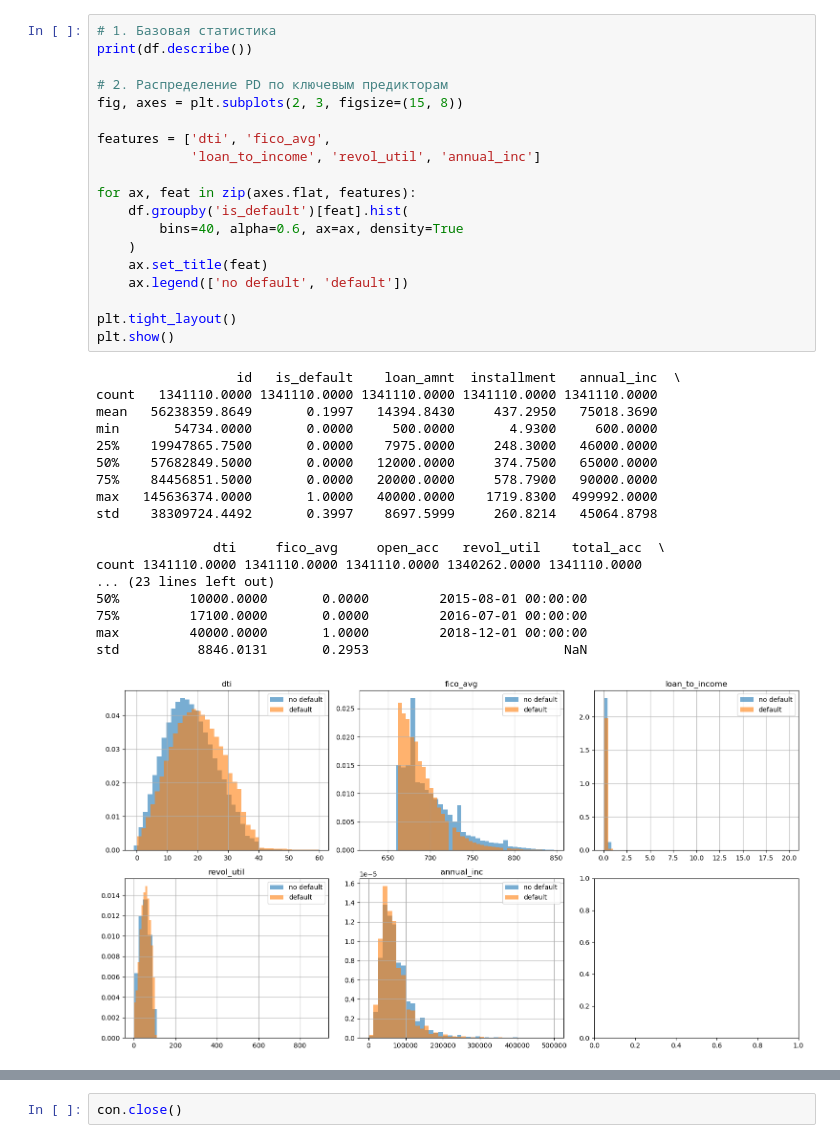
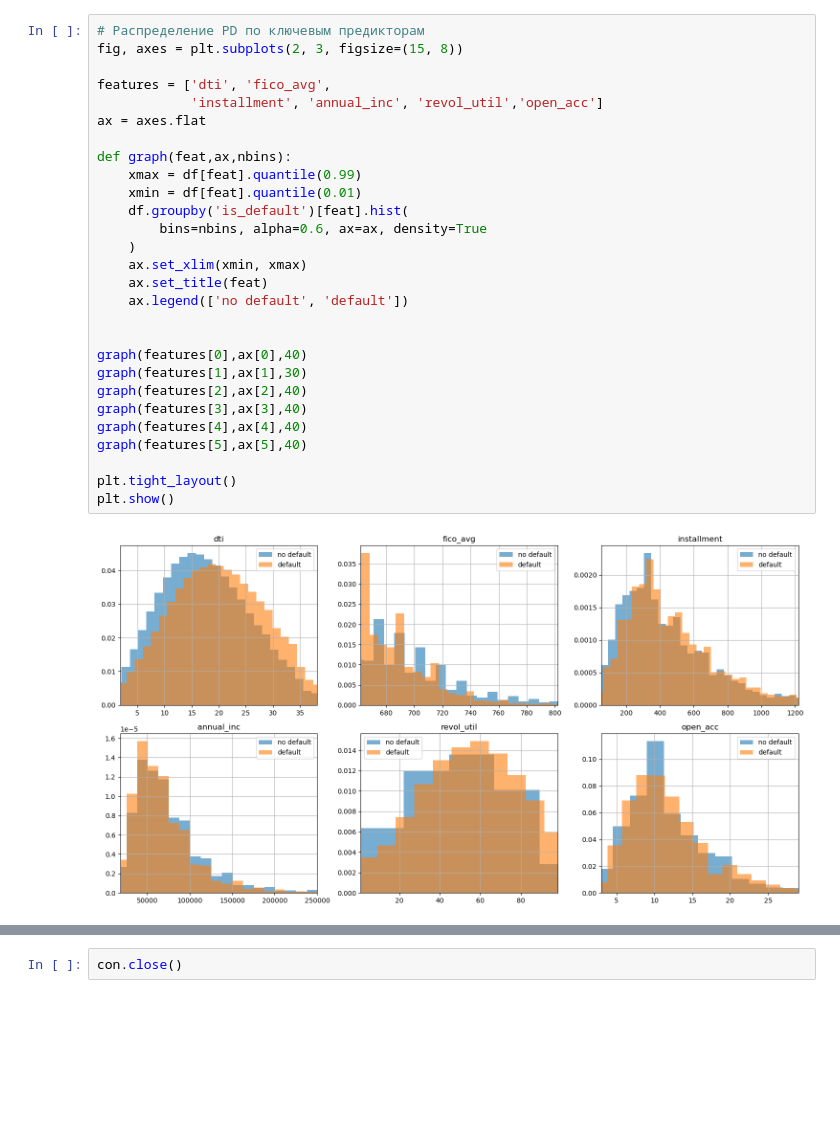
Before and after one commit to kweeck/risk-management-project, a Jupyter notebook: notebooks/01_eda.ipynb, the cells around one changed output, grey strips where cells are left out. Saved outputs shown, nothing was run; the diff lists cells and outputs as text; blank space fills up the shorter version.

```diff
--- a/notebooks/01_eda.ipynb
+++ b/notebooks/01_eda.ipynb
@@ -12,39 +31,31 @@ df = con.execute("SELECT * FROM mart.features").df()
 # %%
-# 1. Базовая статистика
-print(df.describe())
-
-# 2. Распределение PD по ключевым предикторам
+# Распределение PD по ключевым предикторам
 fig, axes = plt.subplots(2, 3, figsize=(15, 8))
 
 features = ['dti', 'fico_avg',
-            'loan_to_income', 'revol_util', 'annual_inc']
+            'installment', 'annual_inc', 'revol_util','open_acc']
+ax = axes.flat
 
-for ax, feat in zip(axes.flat, features):
+def graph(feat,ax,nbins):
+    xmax = df[feat].quantile(0.99)
+    xmin = df[feat].quantile(0.01)
     df.groupby('is_default')[feat].hist(
-        bins=40, alpha=0.6, ax=ax, density=True
+        bins=nbins, alpha=0.6, ax=ax, density=True
     )
+    ax.set_xlim(xmin, xmax)
     ax.set_title(feat)
     ax.legend(['no default', 'default'])
 
+
+graph(features[0],ax[0],40)
+graph(features[1],ax[1],30)
+graph(features[2],ax[2],40)
+graph(features[3],ax[3],40)
+graph(features[4],ax[4],40)
+graph(features[5],ax[5],40)
+
 plt.tight_layout()
 plt.show()
 # %% [output]
-                  id   is_default    loan_amnt  installment   annual_inc  \
-count   1341110.0000 1341110.0000 1341110.0000 1341110.0000 1341110.0000
-mean   56238359.8649       0.1997   14394.8430     437.2950   75018.3690
-min       54734.0000       0.0000     500.0000       4.9300     600.0000
-25%    19947865.7500       0.0000    7975.0000     248.3000   46000.0000
-50%    57682849.5000       0.0000   12000.0000     374.7500   65000.0000
-75%    84456851.5000       0.0000   20000.0000     578.7900   90000.0000
-max   145636374.0000       1.0000   40000.0000    1719.8300  499992.0000
-std    38309724.4492       0.3997    8697.5999     260.8214   45064.8798
-
-               dti     fico_avg     open_acc   revol_util    total_acc  \
-count 1341110.0000 1341110.0000 1341110.0000 1340262.0000 1341110.0000
-... (23 lines left out)
-50%         10000.0000       0.0000         2015-08-01 00:00:00
-75%         17100.0000       0.0000         2016-07-01 00:00:00
-max         40000.0000       1.0000         2018-12-01 00:00:00
-std          8846.0131       0.2953                         NaN
-[figure, old version]
+[figure, new version]
 # %%
```
Also changed, not shown: parts of 4 cells of this notebook.
